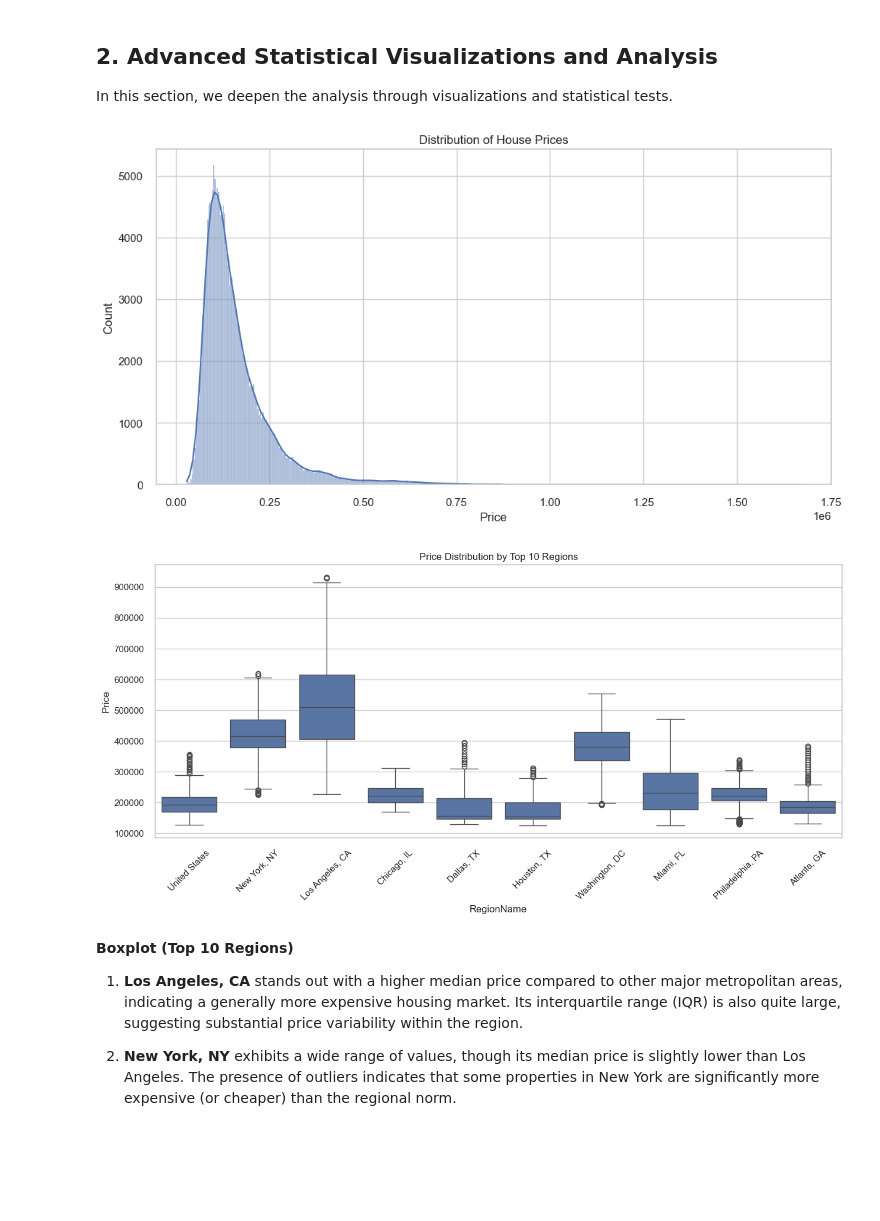
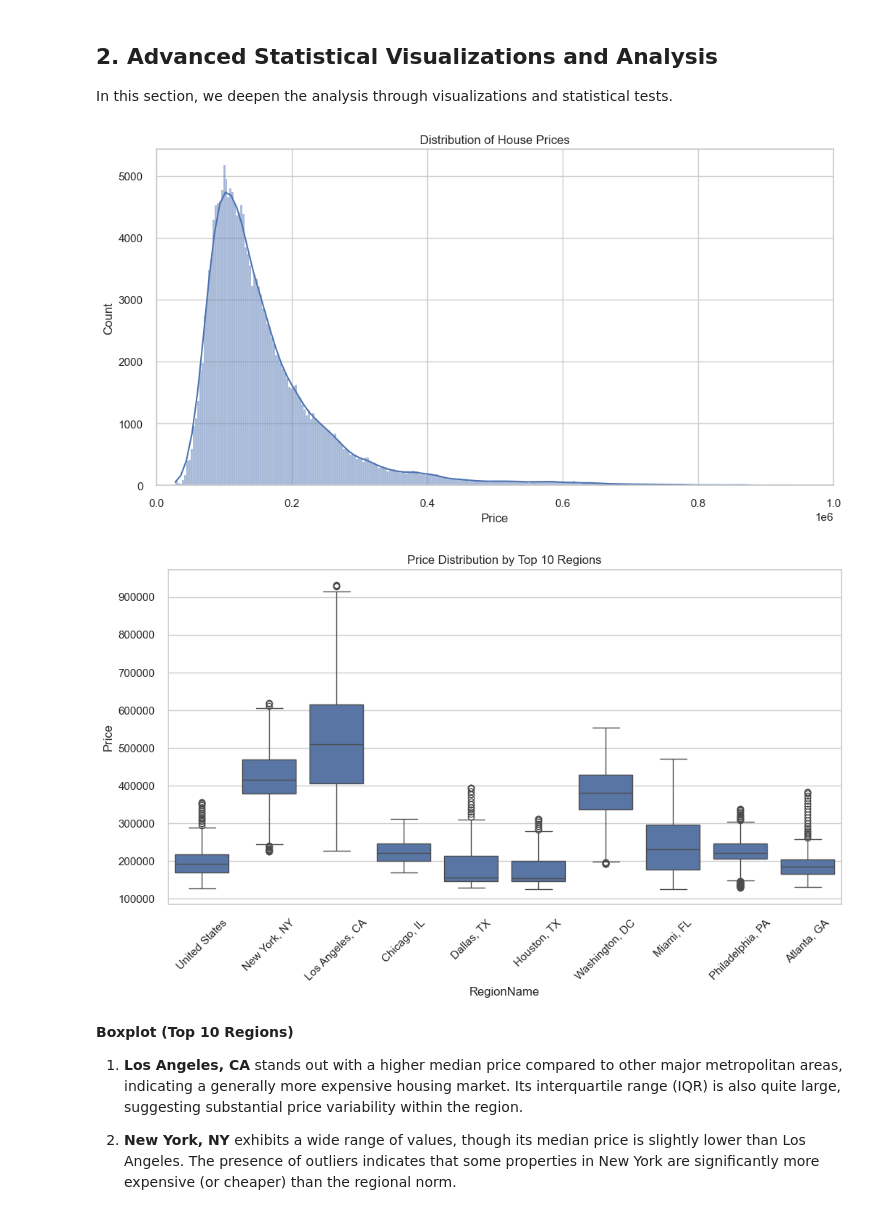
Before and after one commit to luishcr0998/housing_price_analysis, a Jupyter notebook: housing_prices_analysis.ipynb, the cells around one changed output. Drawn from its saved outputs; the diff is of its cells as text; code cells hidden in the pictures; blank space fills up the shorter version.

```diff
--- a/housing_prices_analysis.ipynb
+++ b/housing_prices_analysis.ipynb
@@ -191,33 +194,34 @@ In this section, we deepen the analysis through visualizations and statistical t
 # %%
 # 1. First, identify the columns that are truly relevant for the initial analysis
 metadata_cols = ['RegionID', 'SizeRank', 'RegionName', 'RegionType', 'StateName']
 date_cols = [col for col in df.columns if col not in metadata_cols]
 
 # 2. Transform the dataframe to "long" format (better for temporal analysis)
 df_long = df.melt(id_vars=metadata_cols,
                   value_vars=date_cols,
                   var_name='Date',
                   value_name='Price')
 
 # 3. Convert the date column
 df_long['Date'] = pd.to_datetime(df_long['Date'])
 
 # 4. Visualize the distribution of prices
 plt.figure(figsize=(12, 6))
 sns.histplot(data=df_long, x='Price', kde=True)
 plt.title('Distribution of House Prices')
+plt.xlim(0, 1000000)  # Set x-axis limit to 1 million
 plt.show()
 
 # 5. By region (Top 10 regions)
 top_regions = df_long[df_long['SizeRank'] < 10]
-plt.figure(figsize=(15, 6))
+plt.figure(figsize=(12, 6))
 sns.boxplot(x='RegionName', y='Price', data=top_regions)
 plt.xticks(rotation=45)
 plt.title('Price Distribution by Top 10 Regions')
 plt.show()
 # %% [output]
-[figure, old version]
+[figure, new version]
-[figure, old version]
+[figure, new version]
 # %% [markdown]
 **Boxplot (Top 10 Regions)**
 
```
Also changed, not shown: parts of 10 cells of this notebook, 15 other files.
